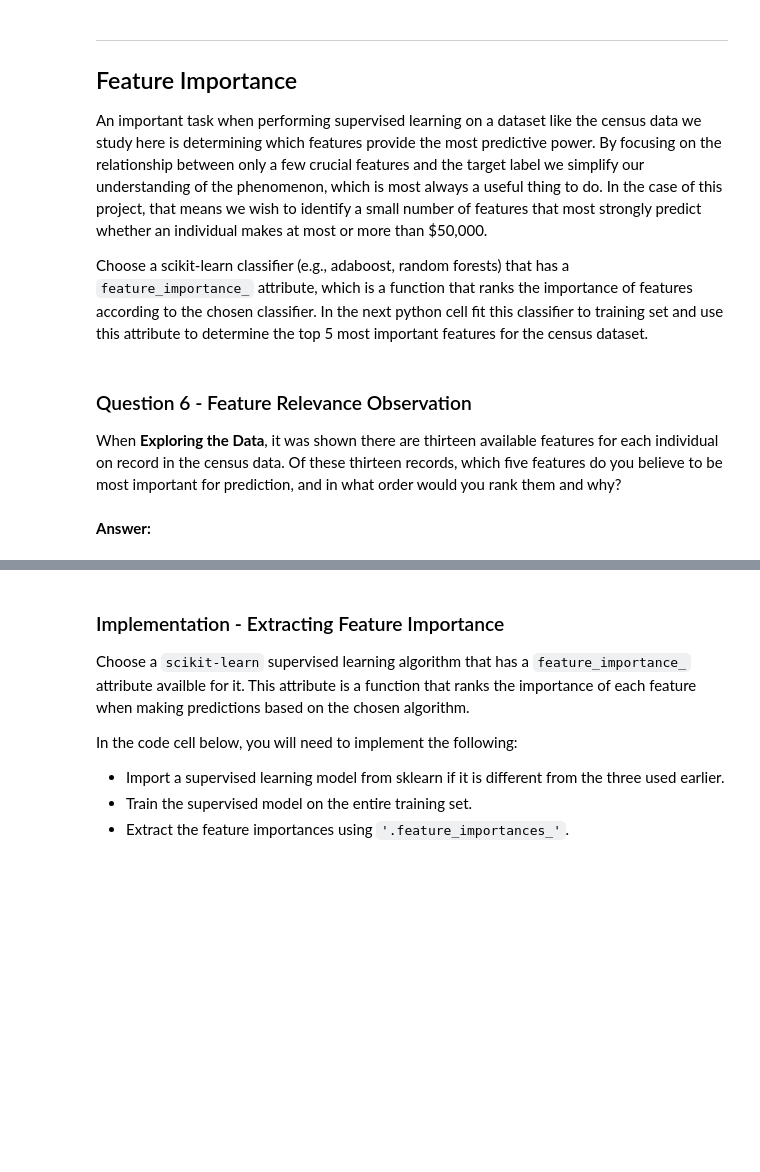
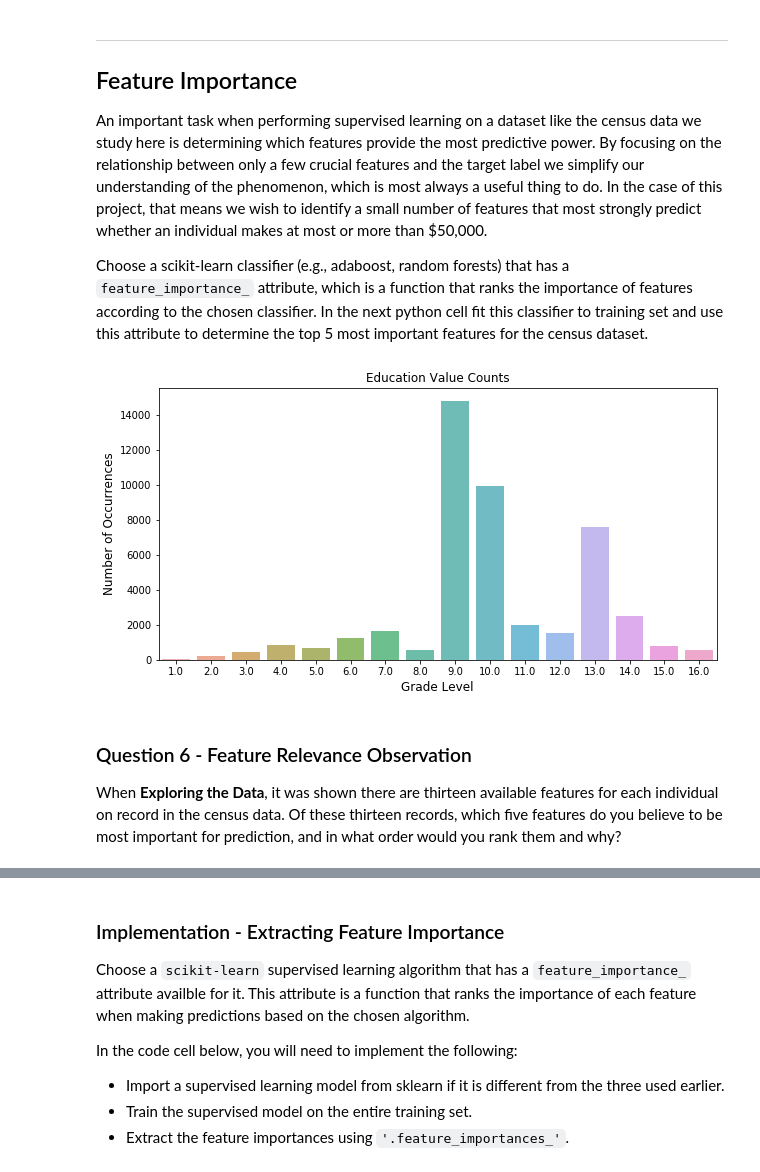
Before and after one commit to ahlusar1989/machine-learning, a Jupyter notebook: projects/finding_donors/finding_donors.ipynb, the cells around one changed output, grey strips where cells are left out. Drawn from its saved outputs; the diff is of its cells as text; code cells hidden in the pictures; blank space fills up the shorter version.

```diff
--- a/projects/finding_donors/finding_donors.ipynb
+++ b/projects/finding_donors/finding_donors.ipynb
@@ -564,8 +576,16 @@ print("Final F-score on the testing data: {:.4f}".format(fbeta_score(y_test, bes
 An important task when performing supervised learning on a dataset like the census data we study here is determining which features provide the most predictive power. By focusing on the relationship between only a few crucial features and the target label we simplify our understanding of the phenomenon, which is most always a useful thing to do. In the case of this project, that means we wish to identify a small number of features that most strongly predict whether an individual makes at most or more than \$50,000.
 
 Choose a scikit-learn classifier (e.g., adaboost, random forests) that has a `feature_importance_` attribute, which is a function that ranks the importance of features according to the chosen classifier.  In the next python cell fit this classifier to training set and use this attribute to determine the top 5 most important features for the census dataset.
+# %%
+_count  = data['education-num'].value_counts()
+plt.figure(figsize=(10,5))
+sns.barplot(_count.index, _count.values, alpha=0.8)
+plt.title('Education Value Counts')
+plt.ylabel('Number of Occurrences', fontsize=12)
+plt.xlabel('Grade Level', fontsize=12)
+plt.show()
+# %% [output]
+[figure, added]
 # %% [markdown]
 ### Question 6 - Feature Relevance Observation
 When **Exploring the Data**, it was shown there are thirteen available features for each individual on record in the census data. Of these thirteen records, which five features do you believe to be most important for prediction, and in what order would you rank them and why?
-# %% [markdown]
-**Answer:**
```
Also changed, not shown: parts of 14 cells of this notebook, 1 other file.
